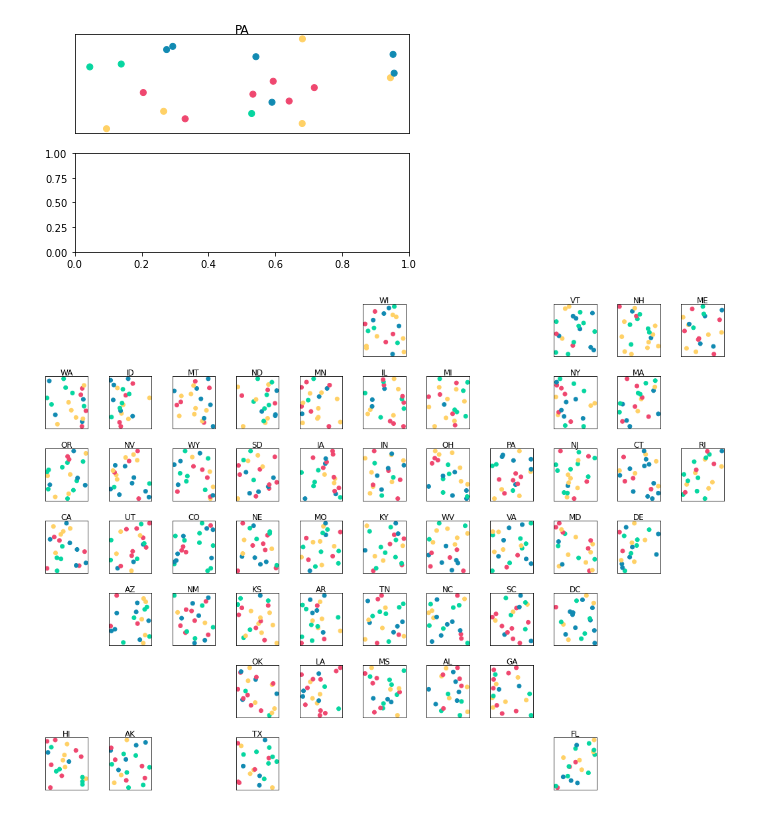
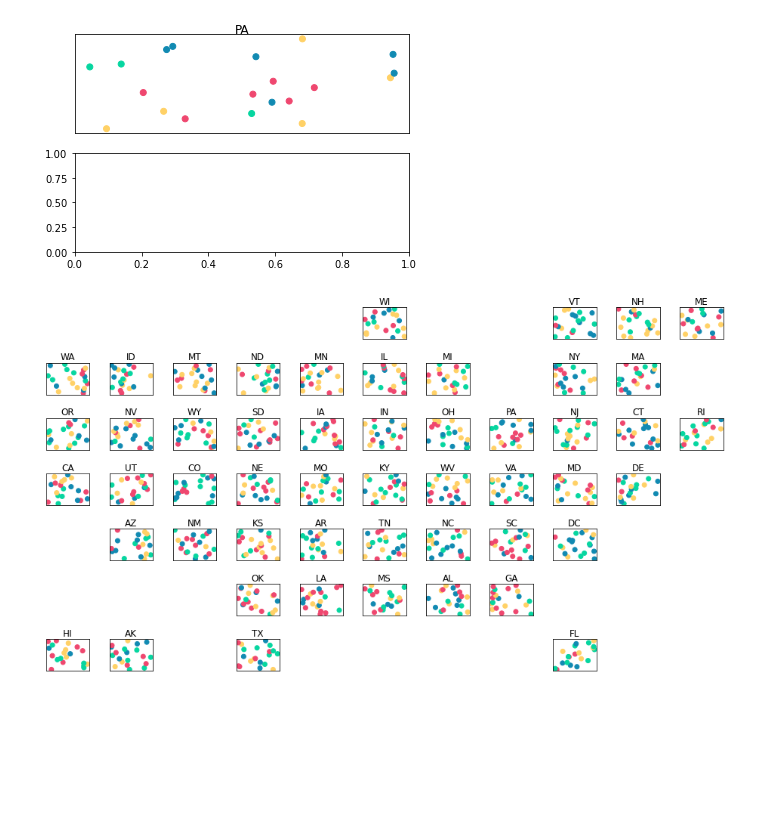
Before and after one commit to mpkrass7/shmapy, a Jupyter notebook: shmapy/examples/shmapy_basics.ipynb, the cells around one changed output. Cells and saved outputs as stored; diff of their text form; code cells hidden in the pictures; blank space fills up the shorter version.

```diff
--- a/shmapy/examples/shmapy_basics.ipynb
+++ b/shmapy/examples/shmapy_basics.ipynb
@@ -92,7 +94,7 @@ def scatter_a_state(ax, df):
 
     state_name = list(df.state)[0]
 
-    ax.scatter(df.x, df.y, color=df.color)
+    ax.scatter(df.x, df.y, color=df.color,)
     ax.set_title(state_name,loc='center', size=12, y=.95)
     ax.get_xaxis().set_ticks([])
     ax.get_yaxis().set_ticks([])
@@ -101,6 +103,6 @@ scatter_a_state(ax[0], pa)
 # %% [output]
 [figure]
 # %%
-shmapy.facet_shmap.facet_plot_us(states, scatter_a_state, facet_col='state')
+shmapy.facet_shmap.facet_plot_us(states, scatter_a_state, facet_col='state', figsize=(14,8))
 # %% [output]
-[figure, old version]
+[figure, new version]
```
Also changed, not shown: parts of 3 cells of this notebook, 3 other files.
